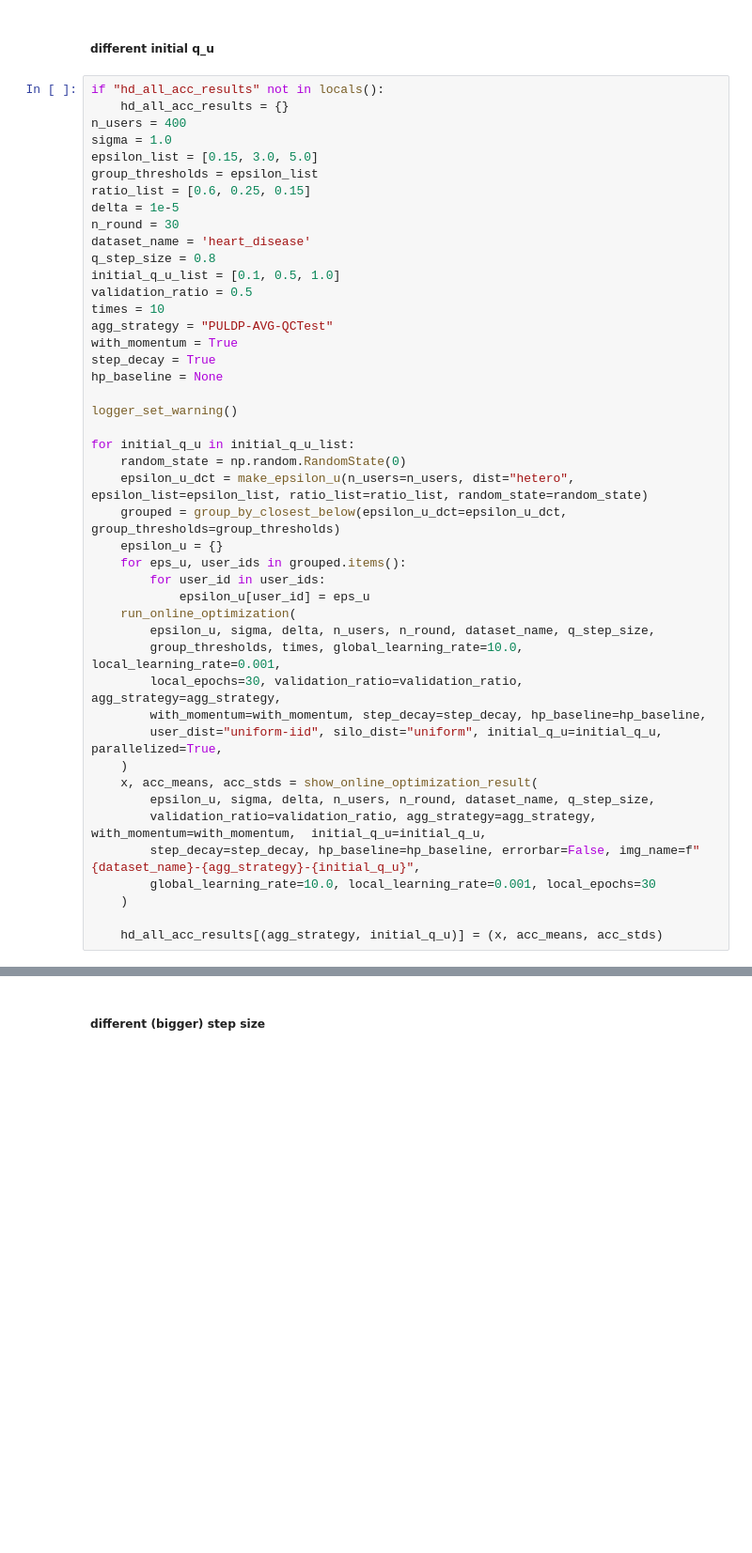
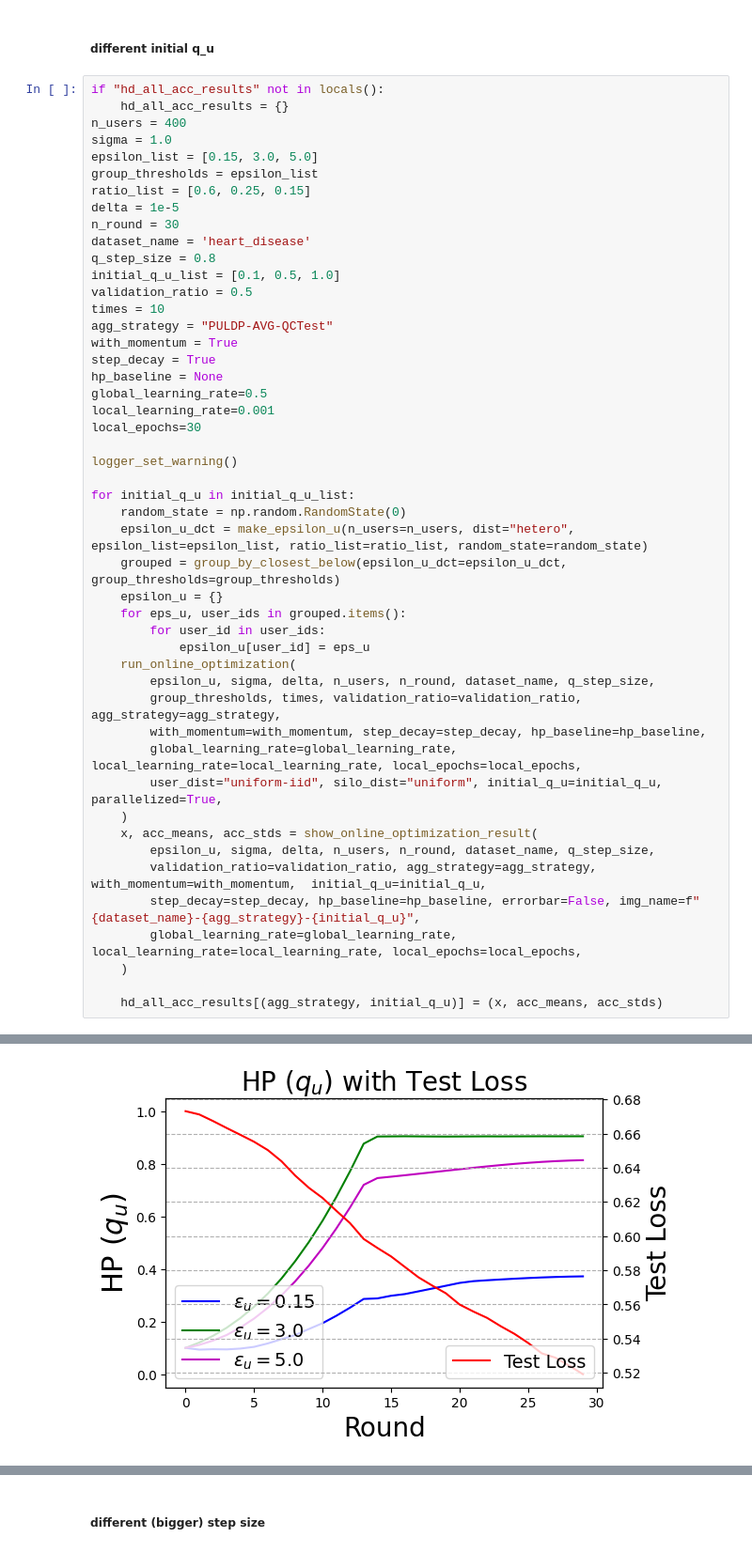
Before and after one commit to FumiyukiKato/uldp-fl, a Jupyter notebook: exp/puldp_exp.ipynb, the cells around one changed output, grey strips where cells are left out. Shown at 94% size. Drawn from its saved outputs; the diff is of its cells as text; blank space fills up the shorter version.

```diff
--- a/exp/puldp_exp.ipynb
+++ b/exp/puldp_exp.ipynb
@@ -311,6 +296,9 @@ agg_strategy = "PULDP-AVG-QCTest"
 with_momentum = True
 step_decay = True
 hp_baseline = None
+global_learning_rate=0.5
+local_learning_rate=0.001
+local_epochs=30
 
 logger_set_warning()
 
@@ -324,16 +312,17 @@ for initial_q_u in initial_q_u_list:
             epsilon_u[user_id] = eps_u
     run_online_optimization(
         epsilon_u, sigma, delta, n_users, n_round, dataset_name, q_step_size,
-        group_thresholds, times, global_learning_rate=10.0, local_learning_rate=0.001,
-        local_epochs=30, validation_ratio=validation_ratio, agg_strategy=agg_strategy,
+        group_thresholds, times, validation_ratio=validation_ratio, agg_strategy=agg_strategy,
         with_momentum=with_momentum, step_decay=step_decay, hp_baseline=hp_baseline,
+        global_learning_rate=global_learning_rate, local_learning_rate=local_learning_rate, local_epochs=local_epochs,
         user_dist="uniform-iid", silo_dist="uniform", initial_q_u=initial_q_u, parallelized=True,
     )
     x, acc_means, acc_stds = show_online_optimization_result(
         epsilon_u, sigma, delta, n_users, n_round, dataset_name, q_step_size,
         validation_ratio=validation_ratio, agg_strategy=agg_strategy, with_momentum=with_momentum,  initial_q_u=initial_q_u,
         step_decay=step_decay, hp_baseline=hp_baseline, errorbar=False, img_name=f"{dataset_name}-{agg_strategy}-{initial_q_u}",
-        global_learning_rate=10.0, local_learning_rate=0.001, local_epochs=30
+        global_learning_rate=global_learning_rate, local_learning_rate=local_learning_rate, local_epochs=local_epochs,
     )
 
     hd_all_acc_results[(agg_strategy, initial_q_u)] = (x, acc_means, acc_stds)
+# %% [output]
@@ -339,0 +331 @@ for initial_q_u in initial_q_u_list:
+[figure, added]
```
Also changed, not shown: parts of 7 cells of this notebook, 3 other files.
